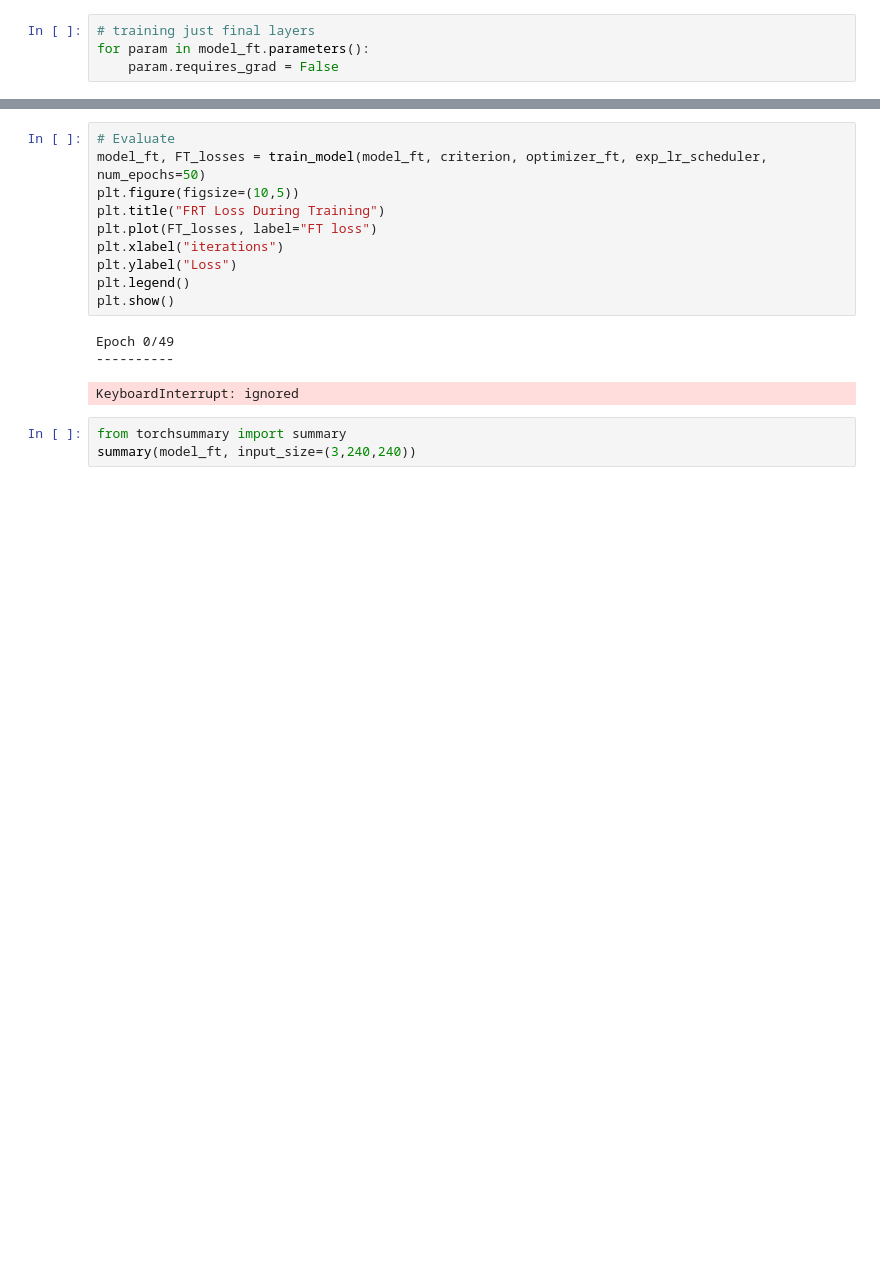
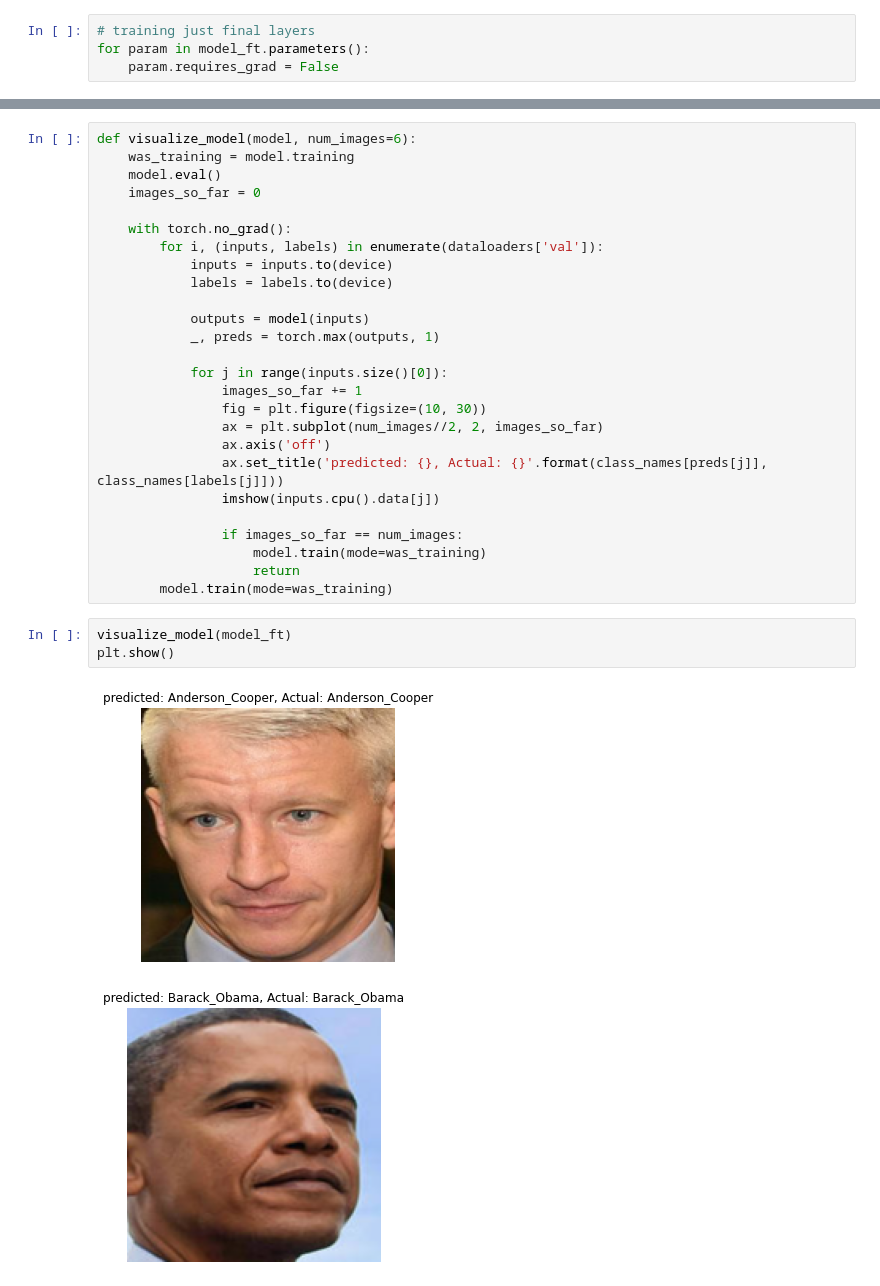
Before and after one commit to pankaj90382/TSAI-2, a Jupyter notebook: S4/S4_Code.ipynb, the cells around one changed output, grey strips where cells are left out. Cells and saved outputs as stored; diff of their text form; blank space fills up the shorter version.

```diff
--- a/S4/S4_Code.ipynb
+++ b/S4/S4_Code.ipynb
@@ -386,17 +415,32 @@ Best val Acc: 0.000000
-# %%
-# Evaluate
-model_ft, FT_losses = train_model(model_ft, criterion, optimizer_ft, exp_lr_scheduler, num_epochs=50)
-plt.figure(figsize=(10,5))
-plt.title("FRT Loss During Training")
-plt.plot(FT_losses, label="FT loss")
-plt.xlabel("iterations")
-plt.ylabel("Loss")
-plt.legend()
-plt.show()
-# %% [output]
-Epoch 0/49
-----------
-KeyboardInterrupt: ignored
-# %%
-from torchsummary import summary
-summary(model_ft, input_size=(3,240,240))
+# %%
+def visualize_model(model, num_images=6):
+    was_training = model.training
+    model.eval()
+    images_so_far = 0
+
+    with torch.no_grad():
+        for i, (inputs, labels) in enumerate(dataloaders['val']):
+            inputs = inputs.to(device)
+            labels = labels.to(device)
+
+            outputs = model(inputs)
+            _, preds = torch.max(outputs, 1)
+
+            for j in range(inputs.size()[0]):
+                images_so_far += 1
+                fig = plt.figure(figsize=(10, 30))
+                ax = plt.subplot(num_images//2, 2, images_so_far)
+                ax.axis('off')
+                ax.set_title('predicted: {}, Actual: {}'.format(class_names[preds[j]], class_names[labels[j]]))
+                imshow(inputs.cpu().data[j])
+
+                if images_so_far == num_images:
+                    model.train(mode=was_training)
+                    return
+        model.train(mode=was_training)
+# %%
+visualize_model(model_ft)
+plt.show()
+# %% [output]
+[figure, added]
+[figure, added]
```
Also changed, not shown: parts of 20 cells of this notebook.
